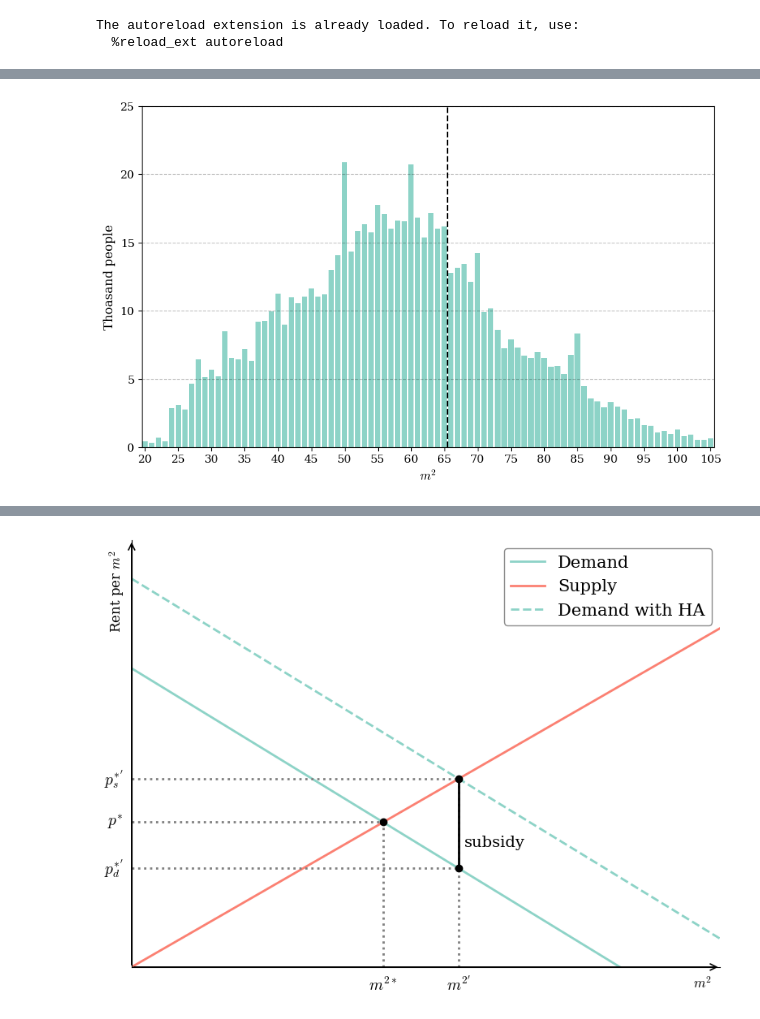
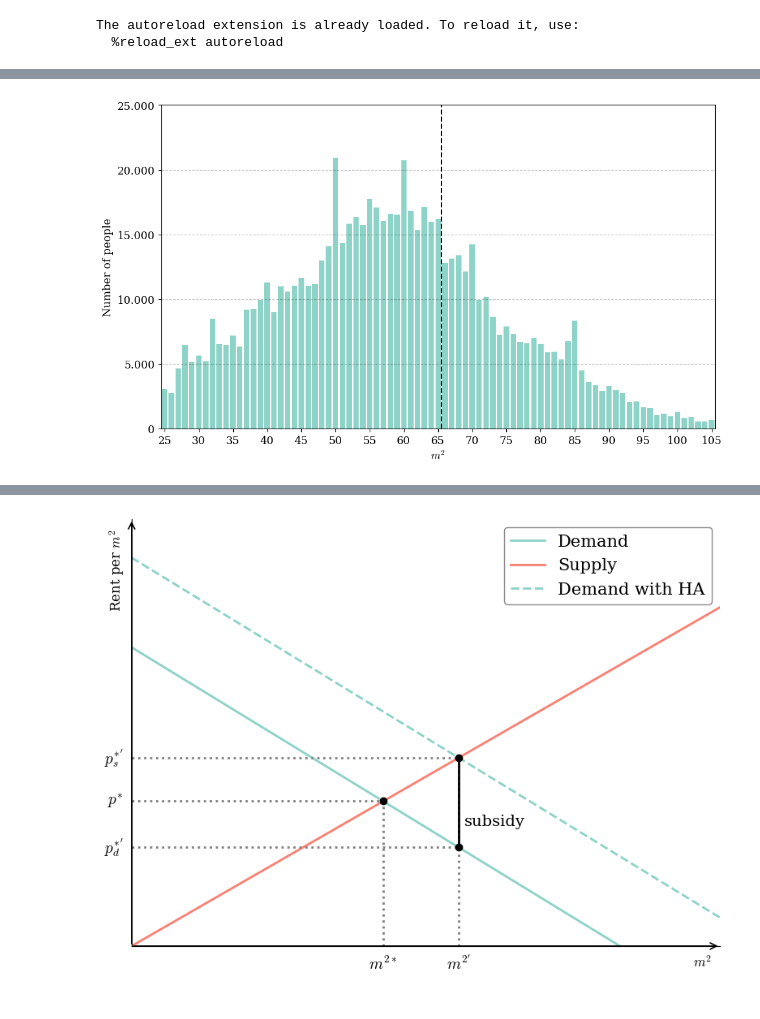
Before and after one commit to HansHoltenAndersen/Bachelor, a Jupyter notebook: Plots.ipynb, the cells around one changed output, grey strips where cells are left out. Saved outputs shown, nothing was run; the diff lists cells and outputs as text; code cells hidden in the pictures.

Commit message:
I plotted the new plots

```diff
--- a/Plots.ipynb
+++ b/Plots.ipynb
@@ -3,7 +3,10 @@
 # %%
 import numpy as np
 import matplotlib.pyplot as plt
+import matplotlib.lines as mlines
 from matplotlib import rcParams
+from matplotlib import ticker
+from matplotlib.ticker import FuncFormatter
 
 # Use a different serif font (DejaVu Serif is widely available)
 plt.rcParams.update({
@@ -14,11 +17,10 @@ plt.rcParams.update({
     "axes.unicode_minus": True       # Ensure unicode minus is used
 })
 
-
 rcParams['axes.labelsize'] = 12
-rcParams['legend.fontsize'] = 11
-rcParams['xtick.labelsize'] = 11
-rcParams['ytick.labelsize'] = 11
+rcParams['legend.fontsize'] = 12
+rcParams['xtick.labelsize'] = 12
+rcParams['ytick.labelsize'] = 12
 
 
 import pandas as pd
@@ -77,23 +73,32 @@ df.head(20)
 # %%
 #Plot N on sqm
 df = df.sort_values(by="sqm")
 
-#make dotted line between bars 65 sqm and 66 sqm
+#size
+plt.figure(figsize=(10,6))
+ax = plt.gca()
 
-plt.figure(figsize=(10,6))
-plt.xlim(19.5, 105.5) # limit x-axis to 55-75 sqm
-plt.xticks(np.arange(20, 105.01, 5))  # limit x-axis to 55-75 sqm
+plt.xlim(24.5, 105.5) # limit x-axis to 55-75 sqm
+plt.xticks(np.arange(25, 105.01, 5))  # limit x-axis to 55-75 sqm
+
 plt.ylim(0, 25) # limit x-axis to 55-75 sqm
-plt.yticks(np.arange(0, 25.01, 5))  # limit x-axis to 55-75 sqm
-plt.bar(df['sqm'], df['N']/1000)
+plt.yticks(np.arange(0, 25000.01, 5000))  # limit x-axis to 55-75 sqm
+ax.yaxis.set_major_formatter(FuncFormatter(lambda x, pos: f"{int(x):,}".replace(",", ".")))
+
+# formatting
 # plt.title('People per sqm')
 plt.xlabel('$m^2$')
-plt.ylabel('Thoasand people')
+plt.ylabel('Number of people')
 plt.grid(axis='x')
-x1 = 65
-x2 = 66
-midpoint = (x1 + x2) / 2
+
+# plot bars
+plt.bar(df['sqm'], df['N'])
+
+# vertical line at midpoint
+midpoint = 65.5
 plt.axvline(x=midpoint, color='black', linestyle='--')
+
+plt.tight_layout()
 plt.show()
 # %% [output]
-[figure, old version]
+[figure, new version]
```
Also changed, not shown: parts of 11 cells of this notebook.
